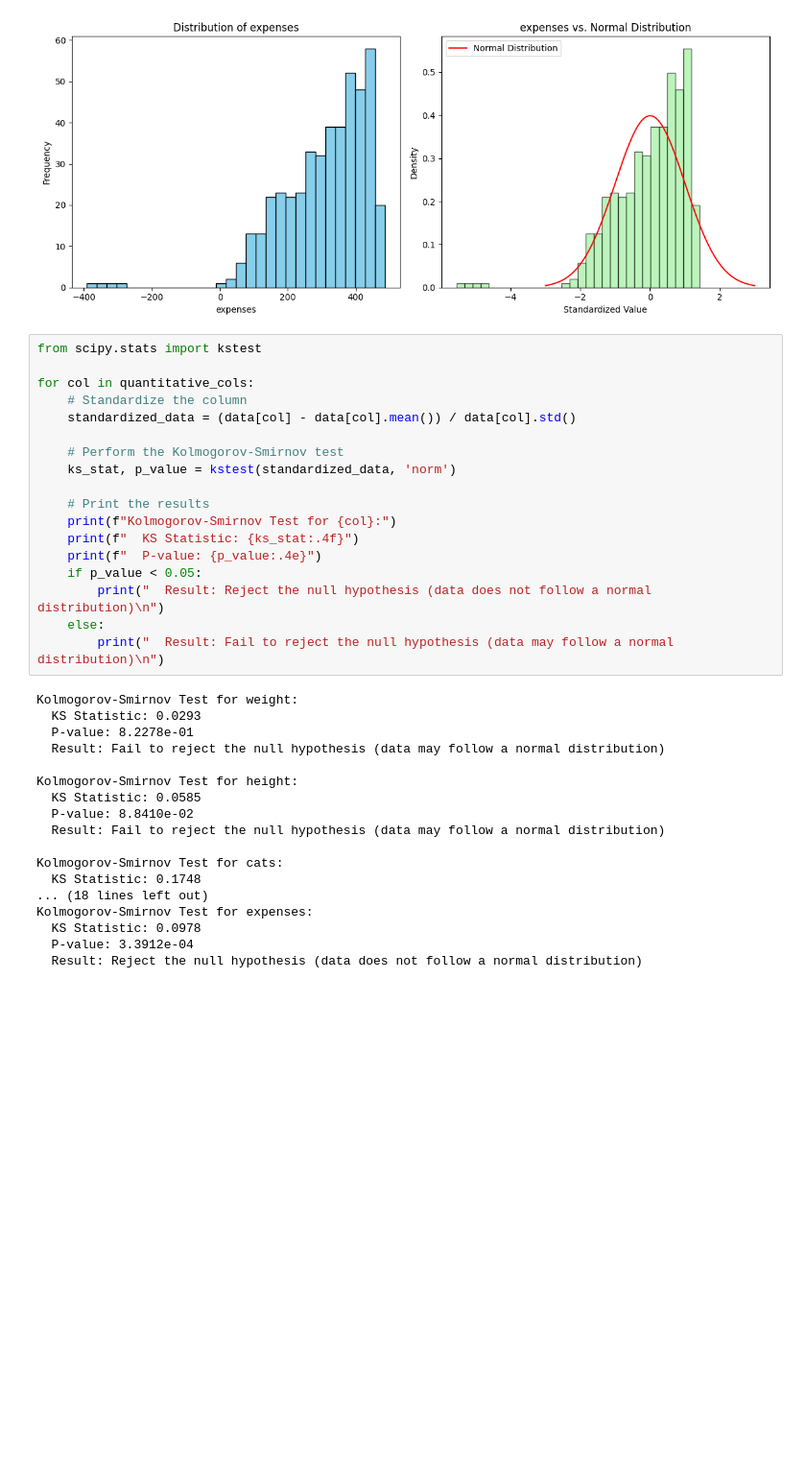
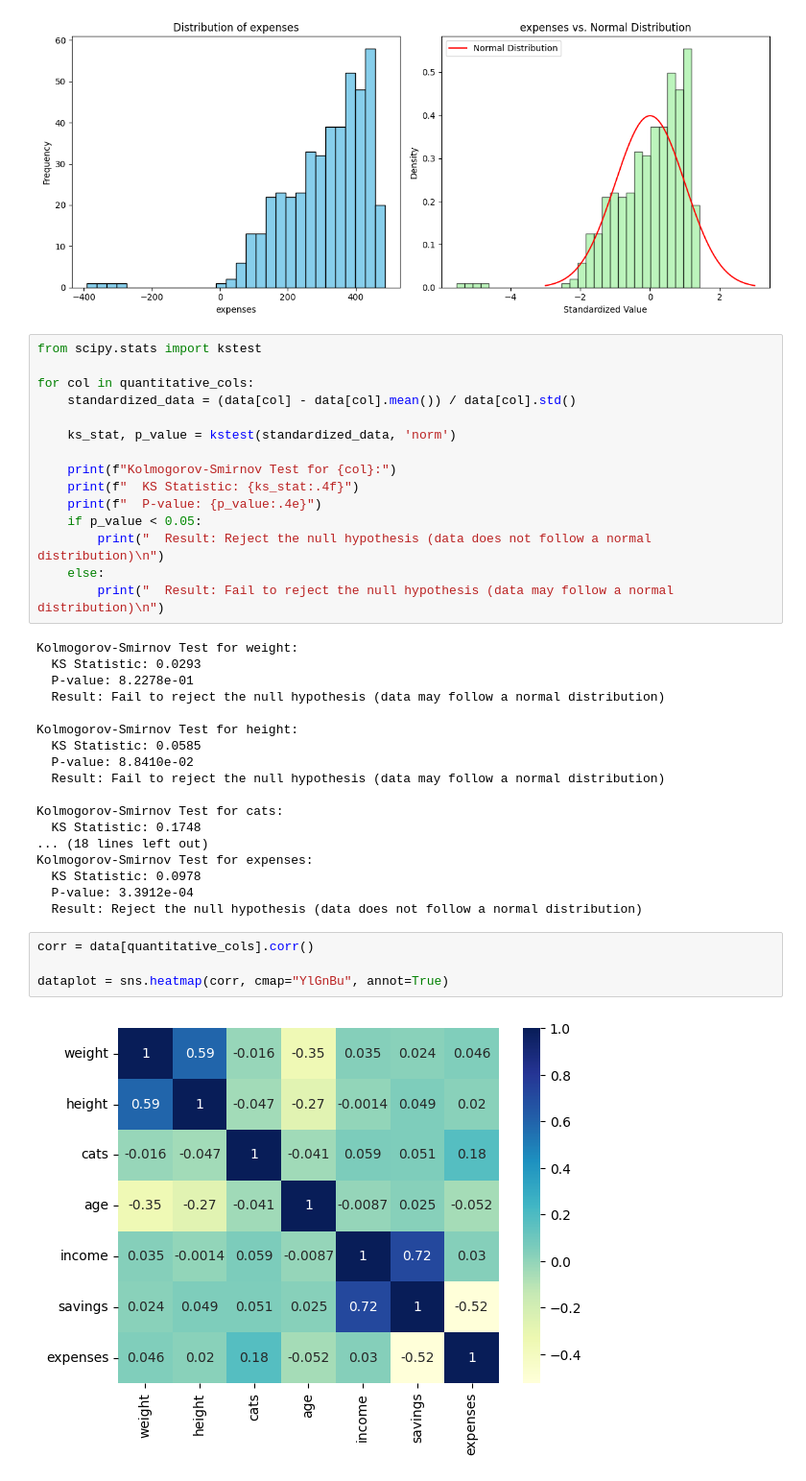
Before and after one commit to qwert1410/sml, a Jupyter notebook: script.ipynb, the cells around one changed output. Shown at 96% size. Saved outputs shown, nothing was run; the diff lists cells and outputs as text; blank space fills up the shorter version.

```diff
--- a/script.ipynb
+++ b/script.ipynb
@@ -124,13 +127,10 @@ for col in quantitative_cols:
 from scipy.stats import kstest
 
 for col in quantitative_cols:
-    # Standardize the column
     standardized_data = (data[col] - data[col].mean()) / data[col].std()
 
-    # Perform the Kolmogorov-Smirnov test
     ks_stat, p_value = kstest(standardized_data, 'norm')
 
-    # Print the results
     print(f"Kolmogorov-Smirnov Test for {col}:")
     print(f"  KS Statistic: {ks_stat:.4f}")
     print(f"  P-value: {p_value:.4e}")
@@ -156,3 +156,9 @@ Kolmogorov-Smirnov Test for expenses:
   KS Statistic: 0.0978
   P-value: 3.3912e-04
   Result: Reject the null hypothesis (data does not follow a normal distribution)
+# %%
+corr = data[quantitative_cols].corr()
+
+dataplot = sns.heatmap(corr, cmap="YlGnBu", annot=True)
+# %% [output]
+[figure, added]
```
Also changed, not shown: parts of 41 cells of this notebook.
